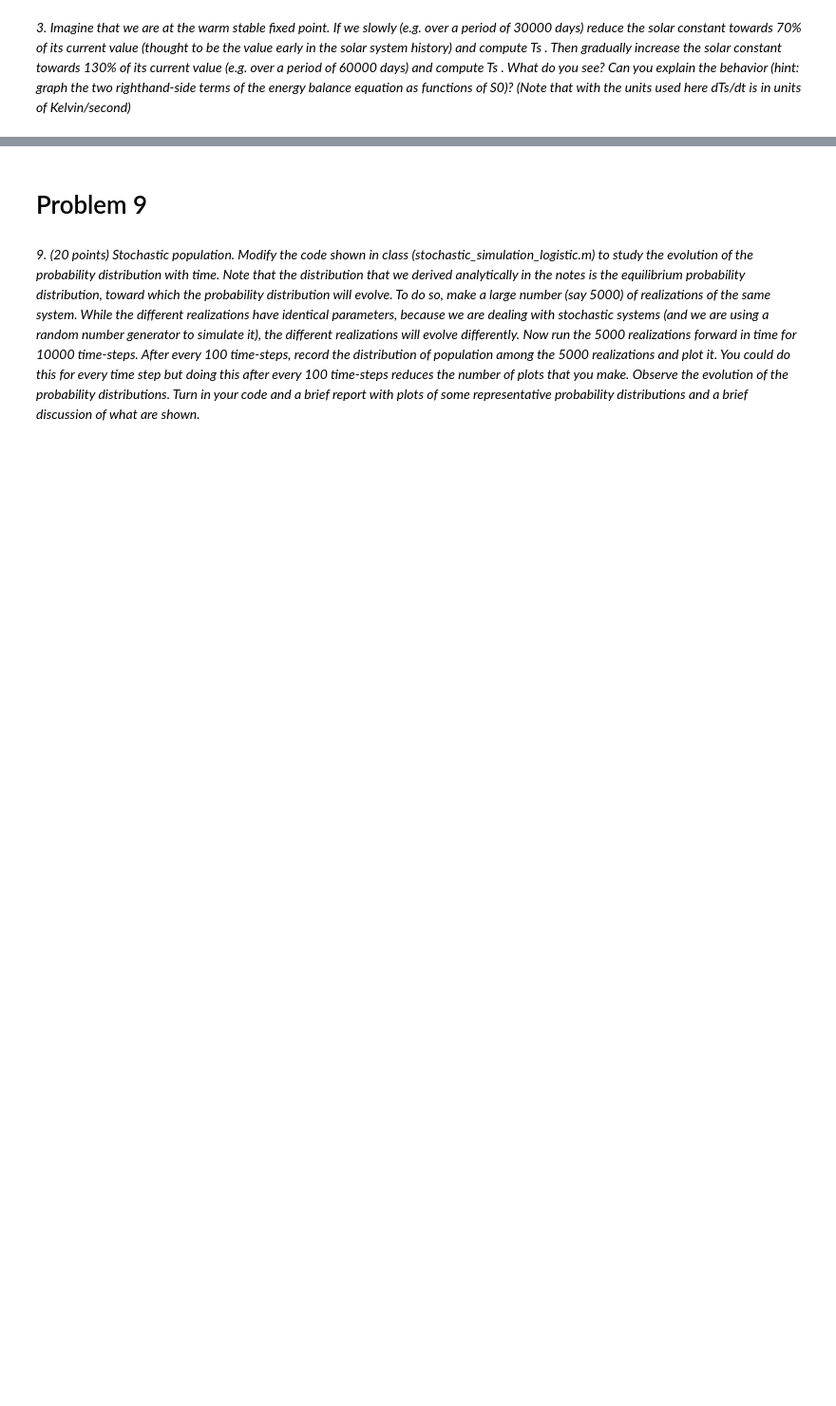
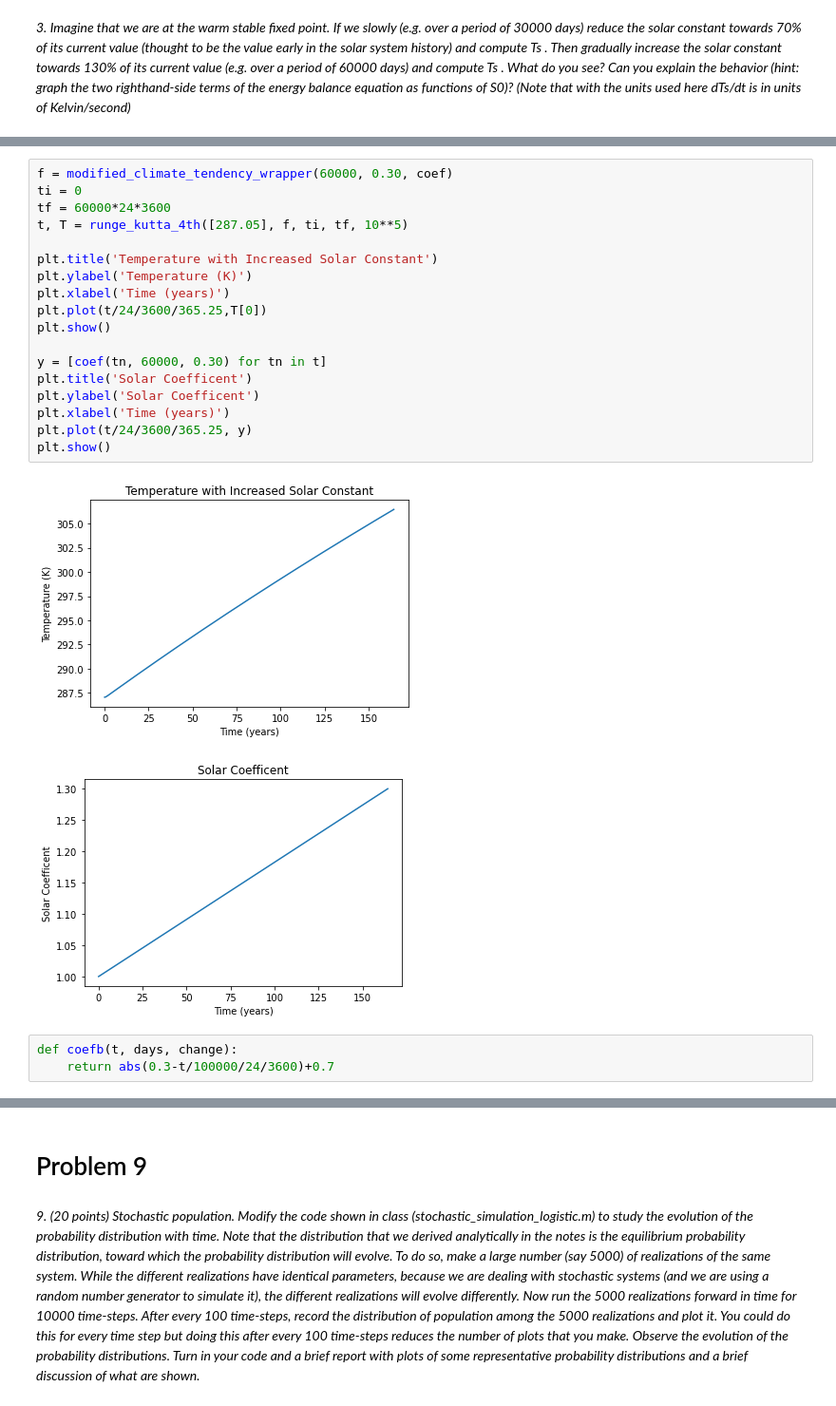
Before and after one commit to bentrey/APMA-E-115, a Jupyter notebook: Assignment 2 Group Work.ipynb, the cells around one changed output, grey strips where cells are left out. Shown: that part at 95% size. Drawn from its saved outputs; the diff is of its cells as text; blank space fills up the shorter version.

```diff
--- a/Assignment 2 Group Work.ipynb
+++ b/Assignment 2 Group Work.ipynb
@@ -154,0 +160,24 @@ such a simple model?</i>
+# %%
+f = modified_climate_tendency_wrapper(60000, 0.30, coef)
+ti = 0
+tf = 60000*24*3600
+t, T = runge_kutta_4th([287.05], f, ti, tf, 10**5)
+
+plt.title('Temperature with Increased Solar Constant')
+plt.ylabel('Temperature (K)')
+plt.xlabel('Time (years)')
+plt.plot(t/24/3600/365.25,T[0])
+plt.show()
+
+y = [coef(tn, 60000, 0.30) for tn in t]
+plt.title('Solar Coefficent')
+plt.ylabel('Solar Coefficent')
+plt.xlabel('Time (years)')
+plt.plot(t/24/3600/365.25, y)
+plt.show()
+# %% [output]
+[figure, added]
+[figure, added]
+# %%
+def coefb(t, days, change):
+    return abs(0.3-t/100000/24/3600)+0.7
```
Also changed, not shown: parts of 25 cells of this notebook.
